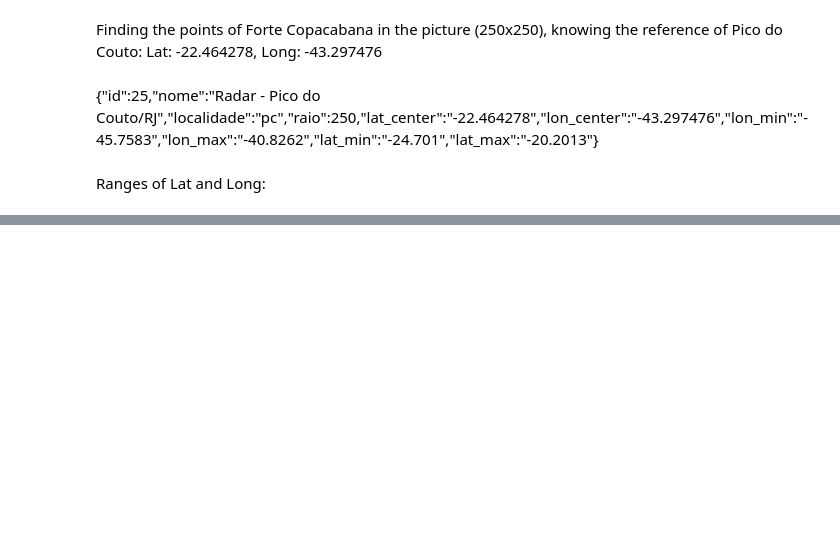
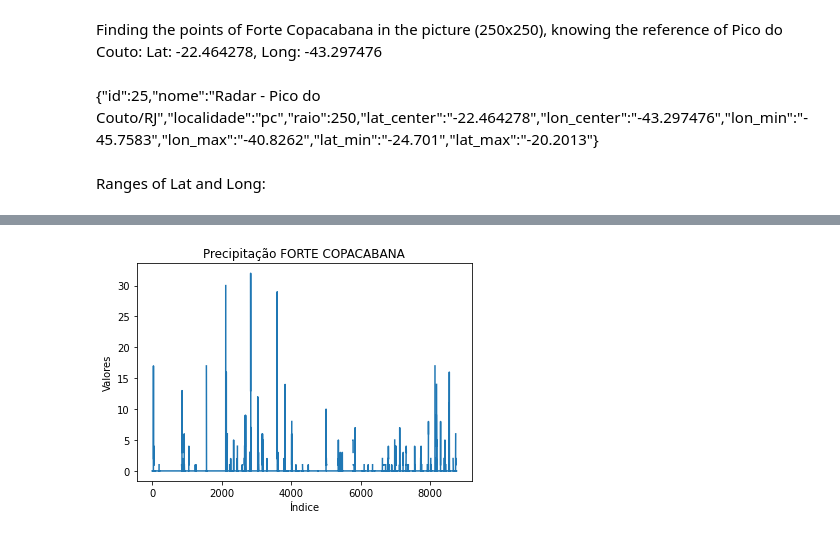
Before and after one commit to Caio-Abreu/atmoseer, a Jupyter notebook: notebooks/PC_probatory_analysis.ipynb, the cells around one changed output, grey strips where cells are left out. Saved outputs shown, nothing was run; the diff lists cells and outputs as text; code cells hidden in the pictures; blank space fills up the shorter version.

```diff
--- a/notebooks/PC_probatory_analysis.ipynb
+++ b/notebooks/PC_probatory_analysis.ipynb
@@ -76,0 +332,2 @@ for mouth in os.listdir(pc_path):
+# %%
+df_copa = pd.read_csv("../data/PC-probative-analysis/inmetcopa.csv", skiprows=8)
@@ -76,0 +352,12 @@ for mouth in os.listdir(pc_path):
+# %%
+plt.plot(df_copa['PRECIPITACAO TOTAL'])
+
+# Adicionar rótulos e título
+plt.xlabel('Índice')
+plt.ylabel('Valores')
+plt.title('Precipitação FORTE COPACABANA')
+
+# Exibir o gráfico
+plt.show()
+# %% [output]
+[figure, added]
```
Also changed, not shown: parts of 23 cells of this notebook.
